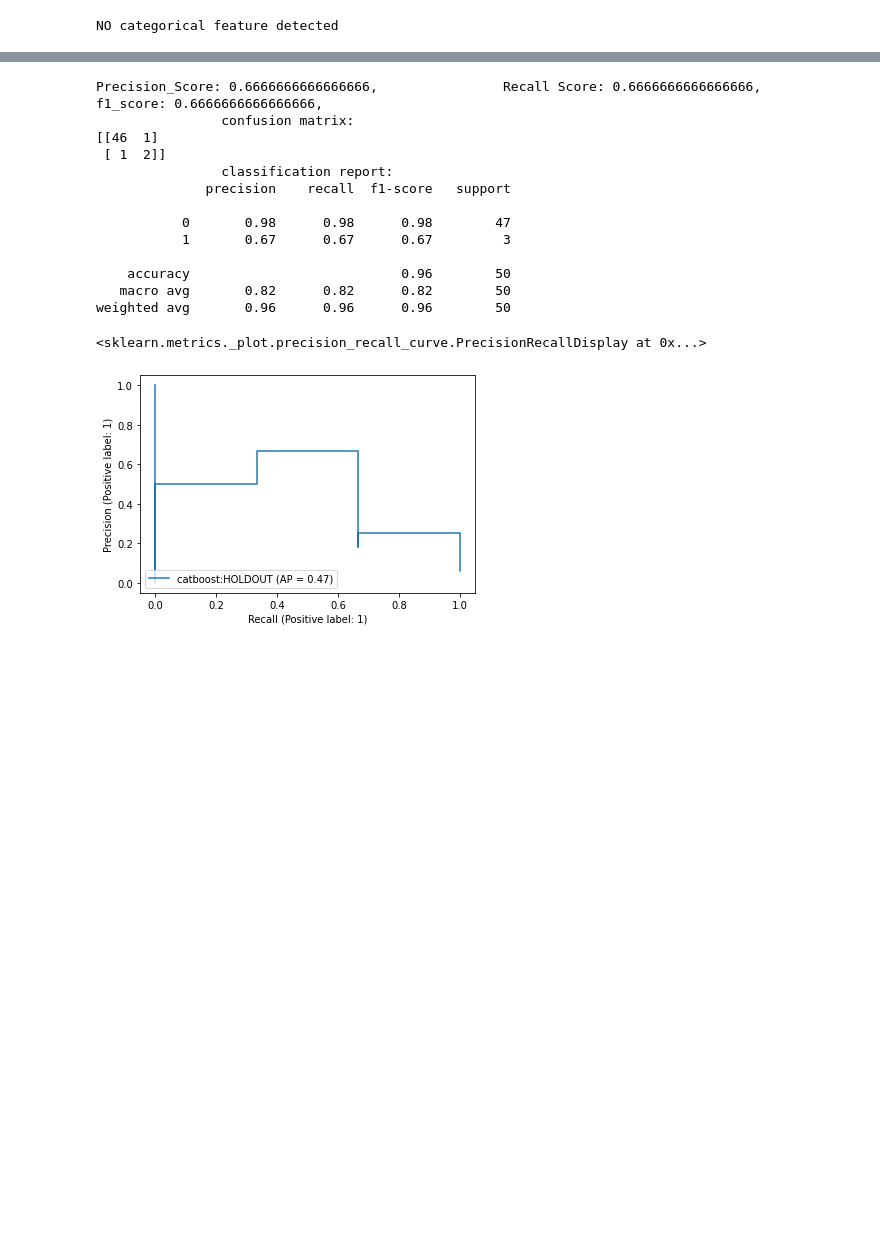
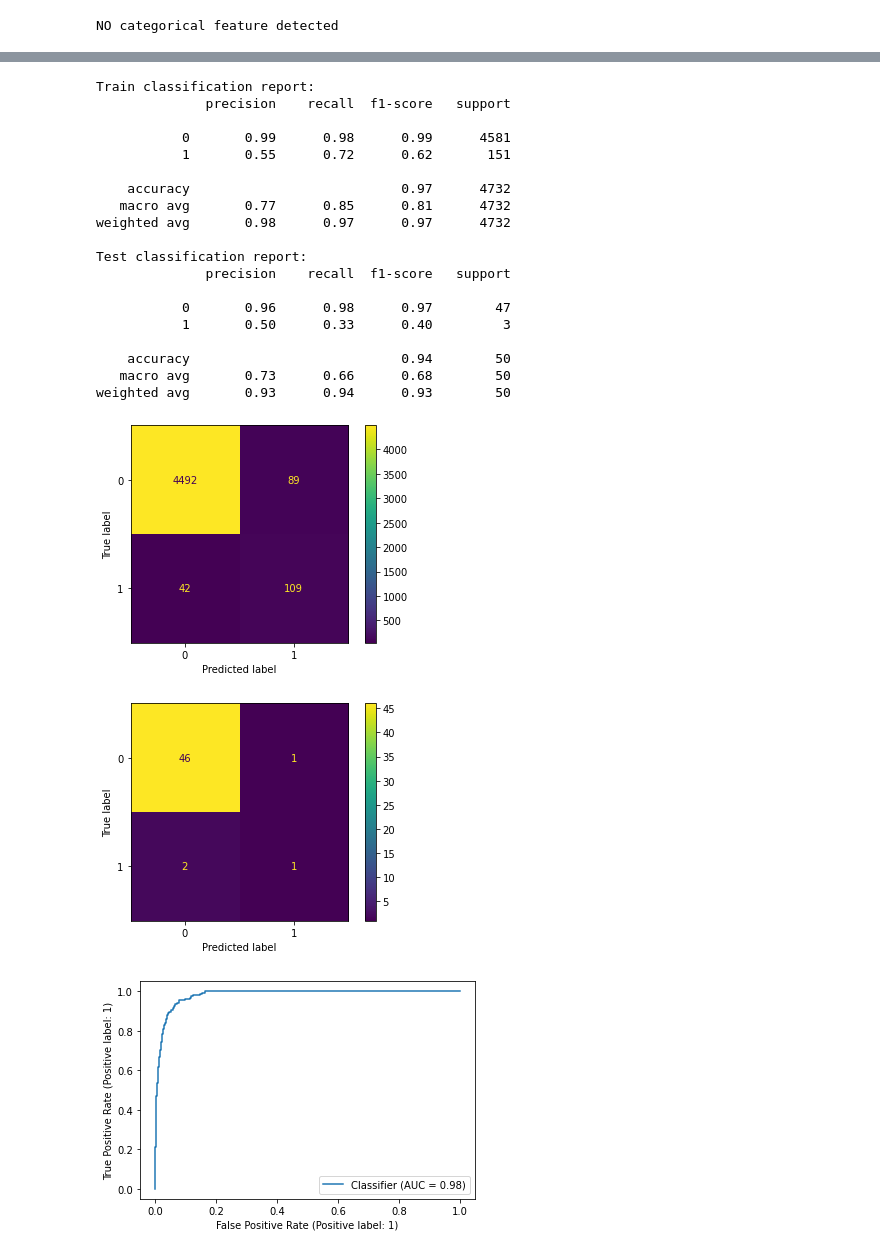
Before and after one commit to shoaibkhanz/bankruptcy_prediction, a Jupyter notebook: notebook/oversampling_model.ipynb, the cells around one changed output, grey strips where cells are left out. Drawn from its saved outputs; the diff is of its cells as text; code cells hidden in the pictures; blank space fills up the shorter version.

```diff
--- a/notebook/oversampling_model.ipynb
+++ b/notebook/oversampling_model.ipynb
@@ -182,6 +188,7 @@ def full_data(trial):
     f_one_score = f1_score(y_test, pred_labels)
     return f_one_score
 # %%
+optuna.logging.set_verbosity(optuna.logging.WARNING)
 study1 = optuna.create_study(direction="maximize")
-study1.optimize(full_data, n_trials=50, timeout=600)
+study1.optimize(full_data, n_trials=50, timeout=600,show_progress_bar=True)
 # %% [output]
@@ -480,21 +472,30 @@ weighted avg       0.97      0.96      0.96      2029
 # %%
 holdout_df = holdout.drop(target,axis = 1)[best_feat]
 pred_holdout_cat = mod3.predict_proba(holdout_df)
-model_performance(y_pred=pred_holdout_cat,y_true=holdout[target],threshold=0.5,
-title="catboost:HOLDOUT",model_type="catboost")
+
+model_performance(y_true_train=y_train,y_true_test=holdout[target],
+y_pred_train=pred_train_cat3,y_pred_test=pred_holdout_cat,
+threshold=0.5,title="catboost_on_holdout_best_feat")
 # %% [output]
-Precision_Score: 0.6666666666666666,                Recall Score: 0.6666666666666666,                f1_score: 0.6666666666666666,
-                confusion matrix:
-[[46  1]
- [ 1  2]]
-                classification report:
+Train classification report:
               precision    recall  f1-score   support
 
-           0       0.98      0.98      0.98        47
-           1       0.67      0.67      0.67         3
+           0       0.99      0.98      0.99      4581
+           1       0.55      0.72      0.62       151
 
-    accuracy                           0.96        50
-   macro avg       0.82      0.82      0.82        50
-weighted avg       0.96      0.96      0.96        50
+    accuracy                           0.97      4732
+   macro avg       0.77      0.85      0.81      4732
+weighted avg       0.98      0.97      0.97      4732
+
+Test classification report:
+              precision    recall  f1-score   support
+
+           0       0.96      0.98      0.97        47
+           1       0.50      0.33      0.40         3
+
+    accuracy                           0.94        50
+   macro avg       0.73      0.66      0.68        50
+weighted avg       0.93      0.94      0.93        50
-<sklearn.metrics._plot.precision_recall_curve.PrecisionRecallDisplay at 0x...>
-[figure, old version]
+[figure, new version]
+[figure, added]
+[figure, added]
```
Also changed, not shown: parts of 21 cells of this notebook, 5 other files.
